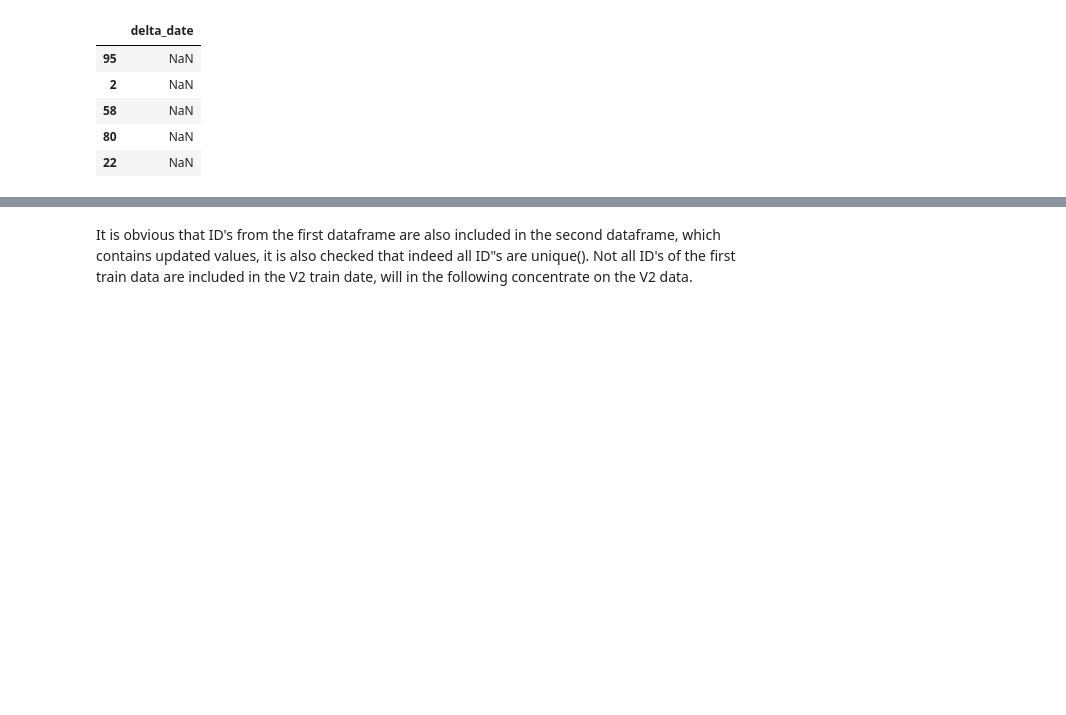
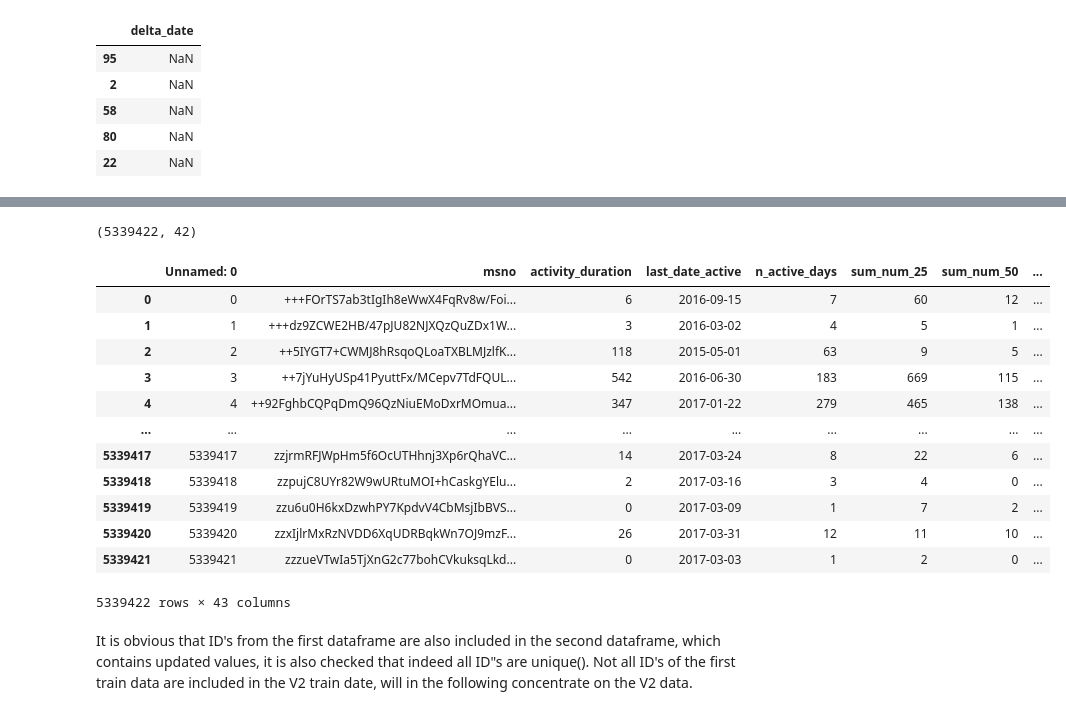
Before and after one commit to webermat/PrivateProjects, a Jupyter notebook: kkbox_churn/ML_KKBox.ipynb, the cells around one changed output, grey strips where cells are left out. Drawn from its saved outputs; the diff is of its cells as text; code cells hidden in the pictures; blank space fills up the shorter version.

Commit message:
aggregate user behvior and transaction behavior, first preprocessing version complete

```diff
--- a/kkbox_churn/ML_KKBox.ipynb
+++ b/kkbox_churn/ML_KKBox.ipynb
@@ -344,3 +413,24 @@ large_agg_df = pd.concat(df_agg_per_user_list, ignore_index=True)
+# %%
+large_agg_df.shape
+# %% [output]
+(5339422, 42)
+# %%
+df_user_log_agg_read=pd.read_csv("df_user_log_aggregated_per_user_def.csv")
+df_user_log_agg_read
+# %% [output]
+|  | Unnamed: 0 | msno | activity_duration | last_date_active | n_active_days | sum_num_25 | sum_num_50 | ... |
+| 0 | 0 | +++FOrTS7ab3tIgIh8eWwX4FqRv8w/Foi... | 6 | 2016-09-15 | 7 | 60 | 12 | ... |
+| 1 | 1 | +++dz9ZCWE2HB/47pJU82NJXQzQuZDx1W... | 3 | 2016-03-02 | 4 | 5 | 1 | ... |
+| 2 | 2 | ++5IYGT7+CWMJ8hRsqoQLoaTXBLMJzlfK... | 118 | 2015-05-01 | 63 | 9 | 5 | ... |
+| 3 | 3 | ++7jYuHyUSp41PyuttFx/MCepv7TdFQUL... | 542 | 2016-06-30 | 183 | 669 | 115 | ... |
+| 4 | 4 | ++92FghbCQPqDmQ96QzNiuEMoDxrMOmua... | 347 | 2017-01-22 | 279 | 465 | 138 | ... |
+| ... | ... | ... | ... | ... | ... | ... | ... | ... |
+| 5339417 | 5339417 | zzjrmRFJWpHm5f6OcUTHhnj3Xp6rQhaVC... | 14 | 2017-03-24 | 8 | 22 | 6 | ... |
+| 5339418 | 5339418 | zzpujC8UYr82W9wURtuMOI+hCaskgYElu... | 2 | 2017-03-16 | 3 | 4 | 0 | ... |
+| 5339419 | 5339419 | zzu6u0H6kxDzwhPY7KpdvV4CbMsjIbBVS... | 0 | 2017-03-09 | 1 | 7 | 2 | ... |
+| 5339420 | 5339420 | zzxIjlrMxRzNVDD6XqUDRBqkWn7OJ9mzF... | 26 | 2017-03-31 | 12 | 11 | 10 | ... |
+| 5339421 | 5339421 | zzzueVTwIa5TjXnG2c77bohCVkuksqLkd... | 0 | 2017-03-03 | 1 | 2 | 0 | ... |
+5339422 rows × 43 columns
 # %%
 #df_ul_first_last_date=df_ul.groupby(["msno"]).agg(first_act_date=('date_as_dt','min')
 #                                                ,last_act_date=('date_as_dt','max')).reset_index()
```
Also changed, not shown: parts of 7 cells of this notebook.
